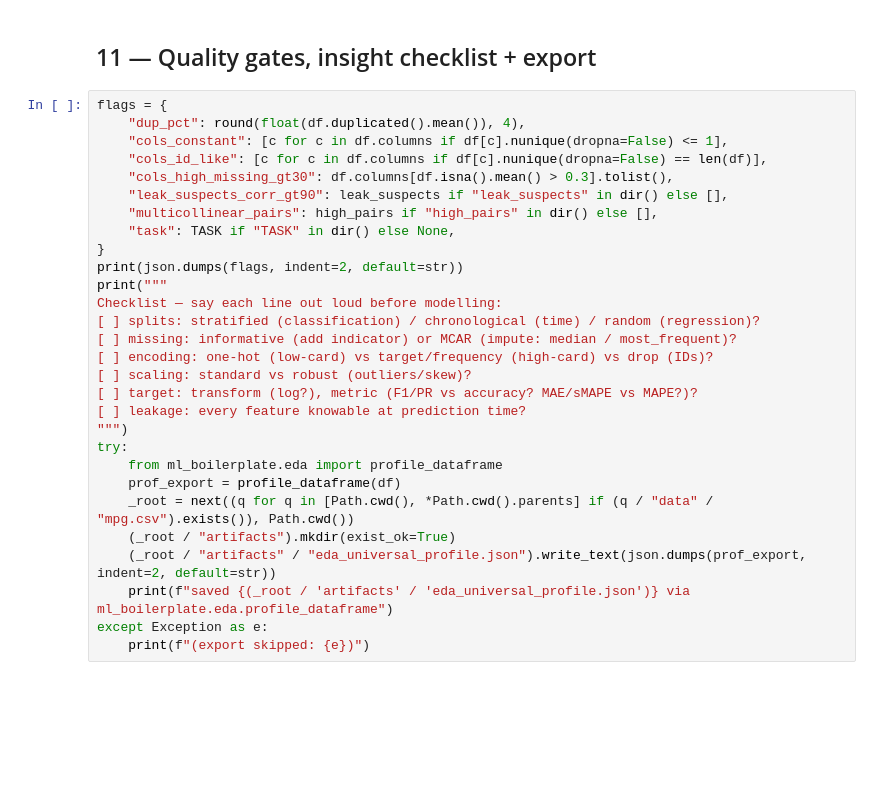
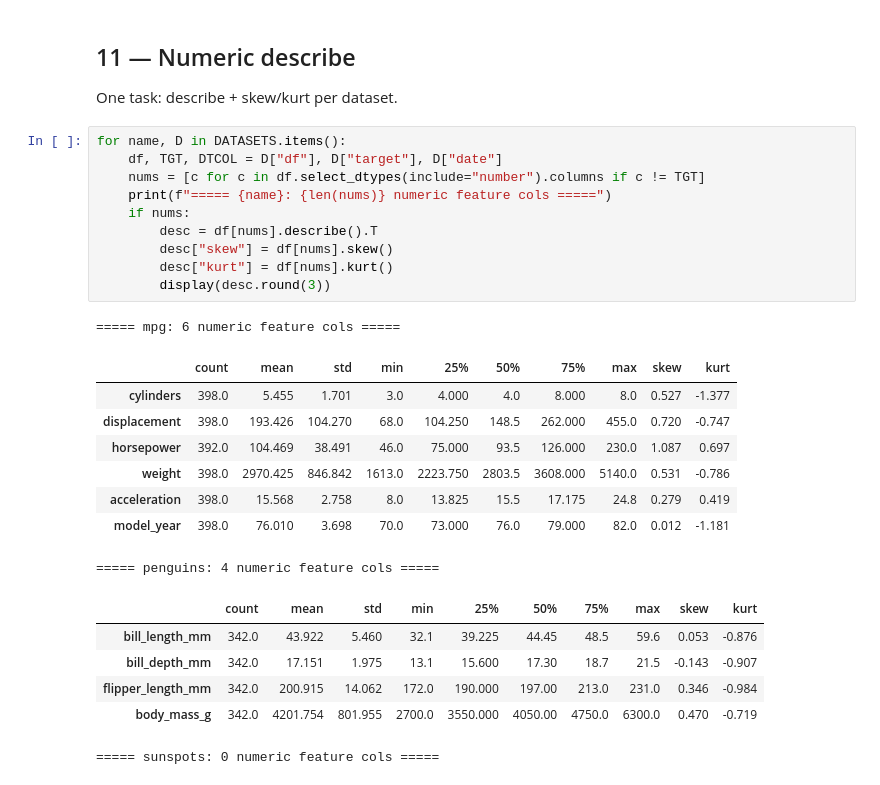
Before and after one commit to rajindersingh041/ml_boiler_plate, a Jupyter notebook: notebooks/eda_universal.ipynb, the cells around one changed output. Drawn from its saved outputs; the diff is of its cells as text; blank space fills up the shorter version.

```diff
--- a/notebooks/eda_universal.ipynb
+++ b/notebooks/eda_universal.ipynb
@@ -402,32 +293,30 @@ else:
 # %% [markdown]
-## 11 — Quality gates, insight checklist + export
+## 11 — Numeric describe
+One task: describe + skew/kurt per dataset.
 # %%
-flags = {
-    "dup_pct": round(float(df.duplicated().mean()), 4),
-    "cols_constant": [c for c in df.columns if df[c].nunique(dropna=False) <= 1],
-    "cols_id_like": [c for c in df.columns if df[c].nunique(dropna=False) == len(df)],
-    "cols_high_missing_gt30": df.columns[df.isna().mean() > 0.3].tolist(),
-    "leak_suspects_corr_gt90": leak_suspects if "leak_suspects" in dir() else [],
-    "multicollinear_pairs": high_pairs if "high_pairs" in dir() else [],
-    "task": TASK if "TASK" in dir() else None,
-}
-print(json.dumps(flags, indent=2, default=str))
-print("""
-Checklist — say each line out loud before modelling:
-[ ] splits: stratified (classification) / chronological (time) / random (regression)?
-[ ] missing: informative (add indicator) or MCAR (impute: median / most_frequent)?
-[ ] encoding: one-hot (low-card) vs target/frequency (high-card) vs drop (IDs)?
-[ ] scaling: standard vs robust (outliers/skew)?
-[ ] target: transform (log?), metric (F1/PR vs accuracy? MAE/sMAPE vs MAPE?)?
-[ ] leakage: every feature knowable at prediction time?
-""")
-try:
-    from ml_boilerplate.eda import profile_dataframe
-    prof_export = profile_dataframe(df)
-    _root = next((q for q in [Path.cwd(), *Path.cwd().parents] if (q / "data" / "mpg.csv").exists()), Path.cwd())
-    (_root / "artifacts").mkdir(exist_ok=True)
-    (_root / "artifacts" / "eda_universal_profile.json").write_text(json.dumps(prof_export, indent=2, default=str))
-    print(f"saved {(_root / 'artifacts' / 'eda_universal_profile.json')} via ml_boilerplate.eda.profile_dataframe")
-except Exception as e:
-    print(f"(export skipped: {e})")
+for name, D in DATASETS.items():
+    df, TGT, DTCOL = D["df"], D["target"], D["date"]
+    nums = [c for c in df.select_dtypes(include="number").columns if c != TGT]
+    print(f"===== {name}: {len(nums)} numeric feature cols =====")
+    if nums:
+        desc = df[nums].describe().T
+        desc["skew"] = df[nums].skew()
+        desc["kurt"] = df[nums].kurt()
+        display(desc.round(3))
+# %% [output]
+===== mpg: 6 numeric feature cols =====
+|  | count | mean | std | min | 25% | 50% | 75% | max | skew | kurt |
+| cylinders | 398.0 | 5.455 | 1.701 | 3.0 | 4.000 | 4.0 | 8.000 | 8.0 | 0.527 | -1.377 |
+| displacement | 398.0 | 193.426 | 104.270 | 68.0 | 104.250 | 148.5 | 262.000 | 455.0 | 0.720 | -0.747 |
+| horsepower | 392.0 | 104.469 | 38.491 | 46.0 | 75.000 | 93.5 | 126.000 | 230.0 | 1.087 | 0.697 |
+| weight | 398.0 | 2970.425 | 846.842 | 1613.0 | 2223.750 | 2803.5 | 3608.000 | 5140.0 | 0.531 | -0.786 |
+| acceleration | 398.0 | 15.568 | 2.758 | 8.0 | 13.825 | 15.5 | 17.175 | 24.8 | 0.279 | 0.419 |
+| model_year | 398.0 | 76.010 | 3.698 | 70.0 | 73.000 | 76.0 | 79.000 | 82.0 | 0.012 | -1.181 |
+===== penguins: 4 numeric feature cols =====
+|  | count | mean | std | min | 25% | 50% | 75% | max | skew | kurt |
+| bill_length_mm | 342.0 | 43.922 | 5.460 | 32.1 | 39.225 | 44.45 | 48.5 | 59.6 | 0.053 | -0.876 |
+| bill_depth_mm | 342.0 | 17.151 | 1.975 | 13.1 | 15.600 | 17.30 | 18.7 | 21.5 | -0.143 | -0.907 |
+| flipper_length_mm | 342.0 | 200.915 | 14.062 | 172.0 | 190.000 | 197.00 | 213.0 | 231.0 | 0.346 | -0.984 |
+| body_mass_g | 342.0 | 4201.754 | 801.955 | 2700.0 | 3550.000 | 4050.00 | 4750.0 | 6300.0 | 0.470 | -0.719 |
+===== sunspots: 0 numeric feature cols =====
 # %% [markdown]
```
Also changed, not shown: parts of 61 cells of this notebook.
